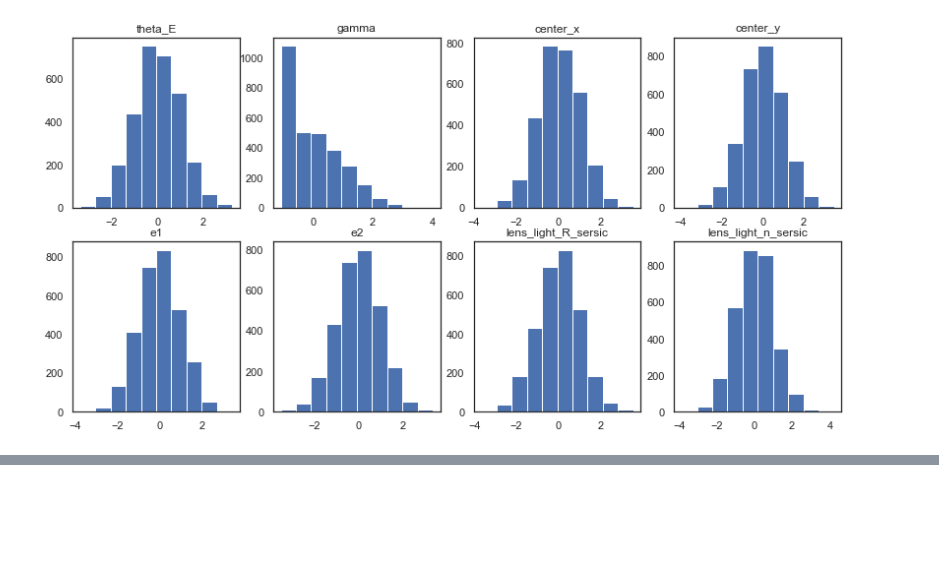
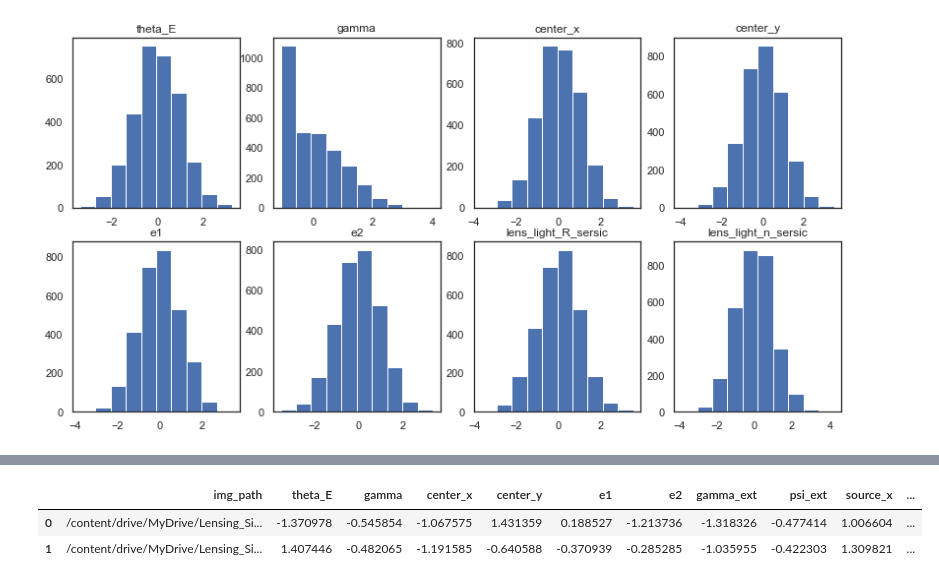
Before and after one commit to kuanweih/strong_lensing_vit_resnet, a Jupyter notebook: notebooks/split_geoff_30000.ipynb, the cells around one changed output, grey strips where cells are left out. Cells and saved outputs as stored; diff of their text form; code cells hidden in the pictures; blank space fills up the shorter version.

```diff
--- a/notebooks/split_geoff_30000.ipynb
+++ b/notebooks/split_geoff_30000.ipynb
@@ -206,0 +225,9 @@ dump(scaler, open(f"{dir_path}/scaler.pkl", "wb"))
+# %%
+df_meta_scaled = df_meta.copy()
+df_meta_scaled[target_cols] = scaler.transform(df_meta_scaled[target_cols])
+
+df_meta_scaled.head(2)
+# %% [output]
+|  | img_path | theta_E | gamma | center_x | center_y | e1 | e2 | gamma_ext | psi_ext | source_x | ... |
+| 0 | /content/drive/MyDrive/Lensing_Si... | -1.370978 | -0.545854 | -1.067575 | 1.431359 | 0.188527 | -1.213736 | -1.318326 | -0.477414 | 1.006604 | ... |
+| 1 | /content/drive/MyDrive/Lensing_Si... | 1.407446 | -0.482065 | -1.191585 | -0.640588 | -0.370939 | -0.285285 | -1.035955 | -0.422303 | 1.309821 | ... |
```
Also changed, not shown: parts of 4 cells of this notebook, 1 other file.
